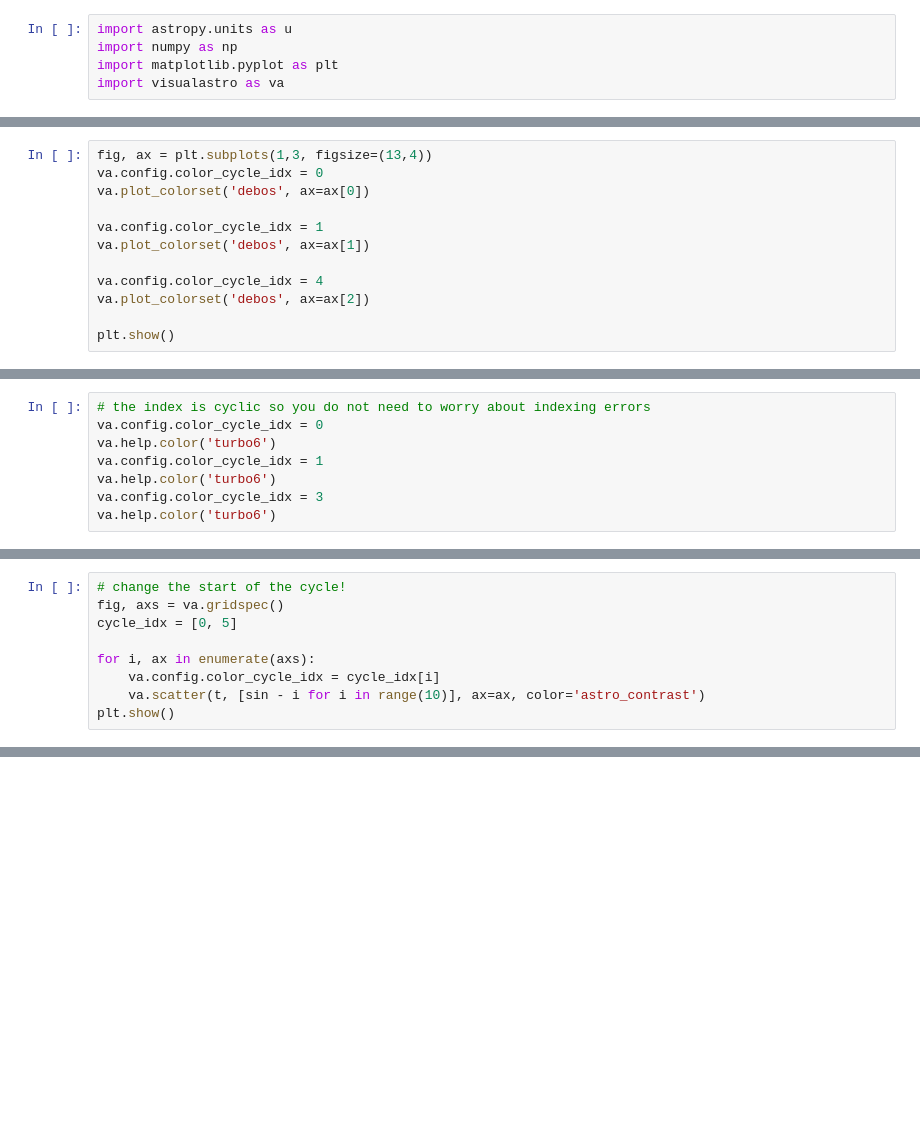
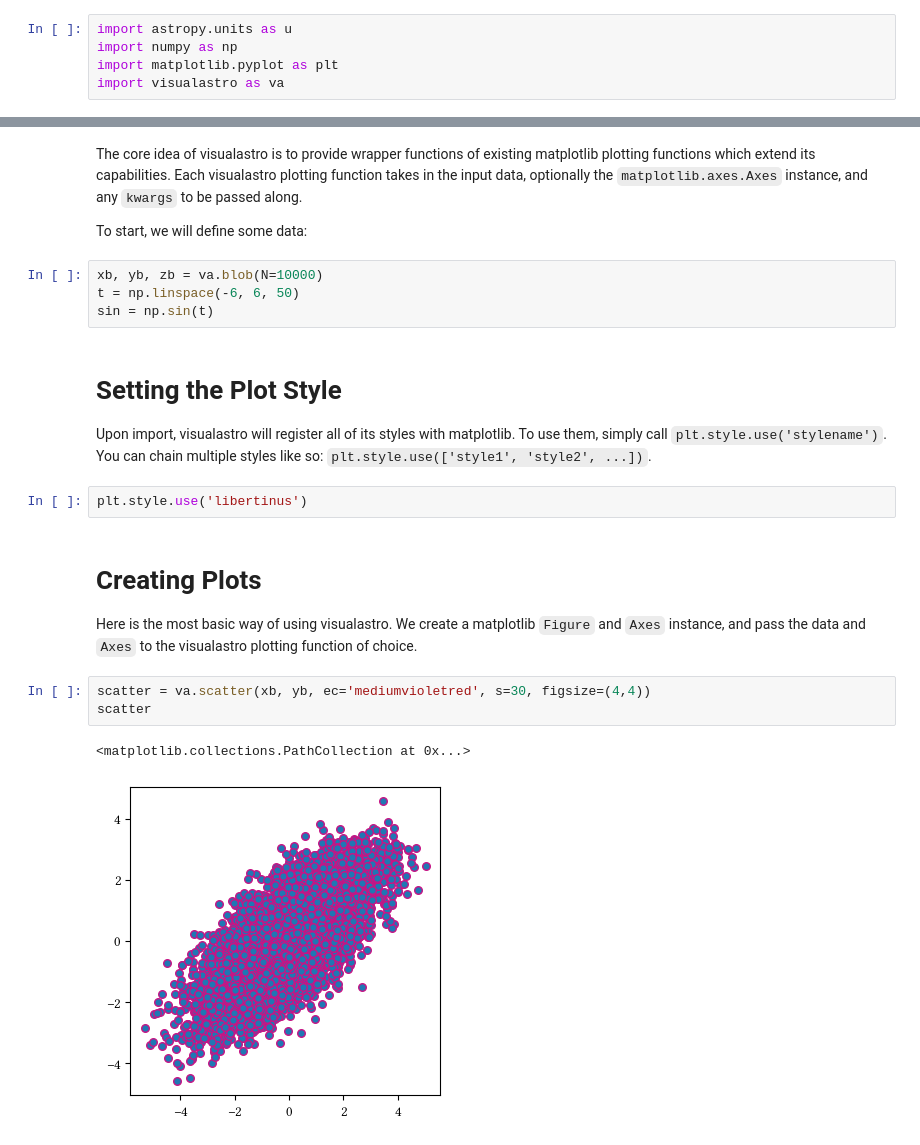
Before and after one commit to elkogerville/VisualAstro, a Jupyter notebook: examples/quickstart.ipynb, the cells around one changed output, grey strips where cells are left out. Drawn from its saved outputs; the diff is of its cells as text; blank space fills up the shorter version.

```diff
--- a/examples/quickstart.ipynb
+++ b/examples/quickstart.ipynb
@@ -199,12 +9,0 @@ You can also change the ordering of any of the cycles with `va.config.color
-# %%
-fig, ax = plt.subplots(1,3, figsize=(13,4))
-va.config.color_cycle_idx = 0
-va.plot_colorset('debos', ax=ax[0])
-
-va.config.color_cycle_idx = 1
-va.plot_colorset('debos', ax=ax[1])
-
-va.config.color_cycle_idx = 4
-va.plot_colorset('debos', ax=ax[2])
-
-plt.show()
@@ -213,8 +9,0 @@ plt.show()
-# %%
-# the index is cyclic so you do not need to worry about indexing errors
-va.config.color_cycle_idx = 0
-va.help.color('turbo6')
-va.config.color_cycle_idx = 1
-va.help.color('turbo6')
-va.config.color_cycle_idx = 3
-va.help.color('turbo6')
@@ -225,9 +9,0 @@ va.help.color('turbo6')
-# %%
-# change the start of the cycle!
-fig, axs = va.gridspec()
-cycle_idx = [0, 5]
-
-for i, ax in enumerate(axs):
-    va.config.color_cycle_idx = cycle_idx[i]
-    va.scatter(t, [sin - i for i in range(10)], ax=ax, color='astro_contrast')
-plt.show()
@@ -239,0 +10,25 @@ We can view all visualastro supported colorsets with `va.help.color()`
+# %% [markdown]
+The core idea of visualastro is to provide wrapper functions of existing matplotlib plotting functions which extend its capabilities. Each visualastro plotting function takes in the input data, optionally the `matplotlib.axes.Axes` instance, and any `kwargs` to be passed along.
+
+To start, we will define some data:
+# %%
+xb, yb, zb = va.blob(N=10000)
+t = np.linspace(-6, 6, 50)
+sin = np.sin(t)
+# %% [markdown]
+# Setting the Plot Style
+
+Upon import, visualastro will register all of its styles with matplotlib. To use them, simply call `plt.style.use('stylename')`.
+You can chain multiple styles like so: `plt.style.use(['style1', 'style2', ...])`.
+# %%
+plt.style.use('libertinus')
+# %% [markdown]
+# Creating Plots
+
+Here is the most basic way of using visualastro. We create a matplotlib `Figure` and `Axes` instance, and pass the data and `Axes` to the visualastro plotting function of choice.
+# %%
+scatter = va.scatter(xb, yb, ec='mediumvioletred', s=30, figsize=(4,4))
+scatter
+# %% [output]
+<matplotlib.collections.PathCollection at 0x...>
+[figure, added]
```
Also changed, not shown: parts of 83 cells of this notebook, 1 other file.
